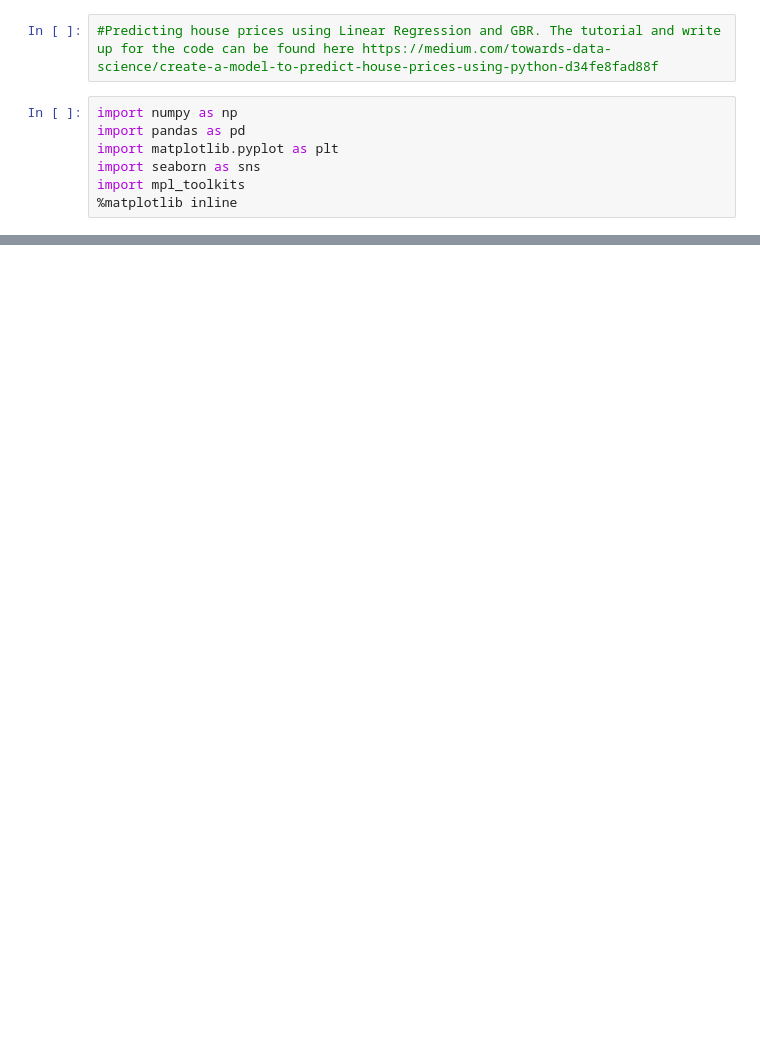
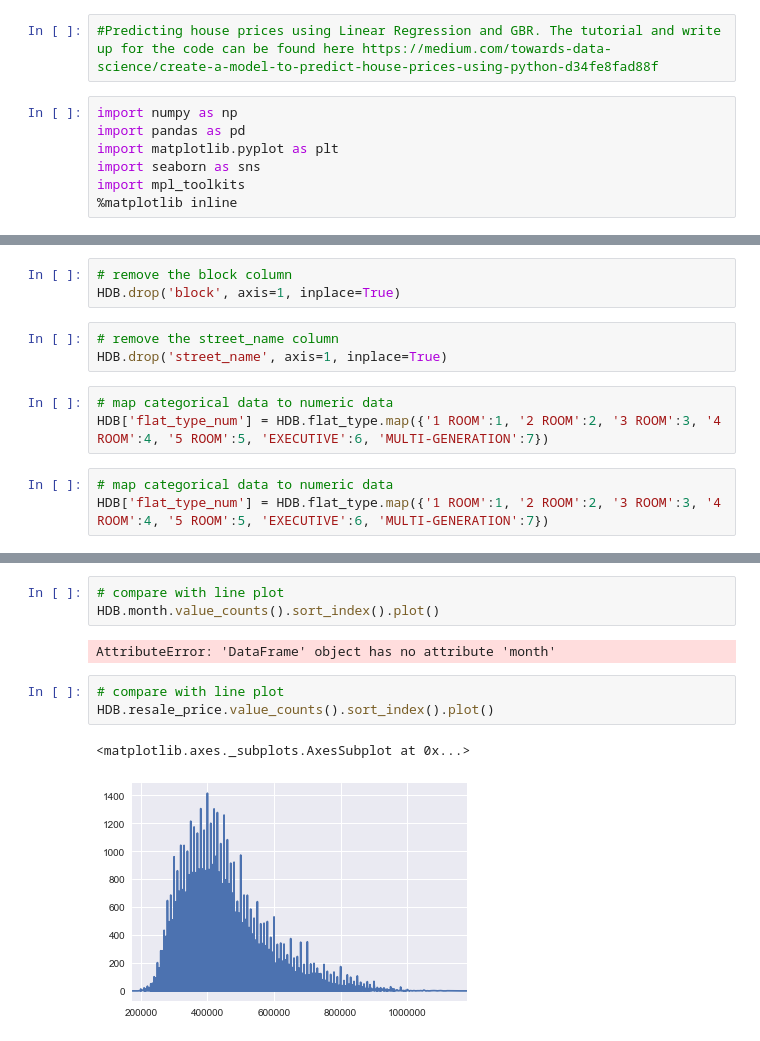
Before and after one commit to mecandoit/datascience, a Jupyter notebook: Housing.ipynb, the cells around one changed output, grey strips where cells are left out. Drawn from its saved outputs; the diff is of its cells as text; blank space fills up the shorter version.

```diff
--- a/Housing.ipynb
+++ b/Housing.ipynb
@@ -191,0 +45,12 @@ pca.fit_transform(scale(train1))
+# %%
+# remove the block column
+HDB.drop('block', axis=1, inplace=True)
+# %%
+# remove the street_name column
+HDB.drop('street_name', axis=1, inplace=True)
+# %%
+# map categorical data to numeric data
+HDB['flat_type_num'] = HDB.flat_type.map({'1 ROOM':1, '2 ROOM':2, '3 ROOM':3, '4 ROOM':4, '5 ROOM':5, 'EXECUTIVE':6, 'MULTI-GENERATION':7})
+# %%
+# map categorical data to numeric data
+HDB['flat_type_num'] = HDB.flat_type.map({'1 ROOM':1, '2 ROOM':2, '3 ROOM':3, '4 ROOM':4, '5 ROOM':5, 'EXECUTIVE':6, 'MULTI-GENERATION':7})
@@ -191,0 +164,11 @@ pca.fit_transform(scale(train1))
+# %%
+# compare with line plot
+HDB.month.value_counts().sort_index().plot()
+# %% [output]
+AttributeError: 'DataFrame' object has no attribute 'month'
+# %%
+# compare with line plot
+HDB.resale_price.value_counts().sort_index().plot()
+# %% [output]
+<matplotlib.axes._subplots.AxesSubplot at 0x...>
+[figure, added]
```
Also changed, not shown: parts of 53 cells of this notebook.
